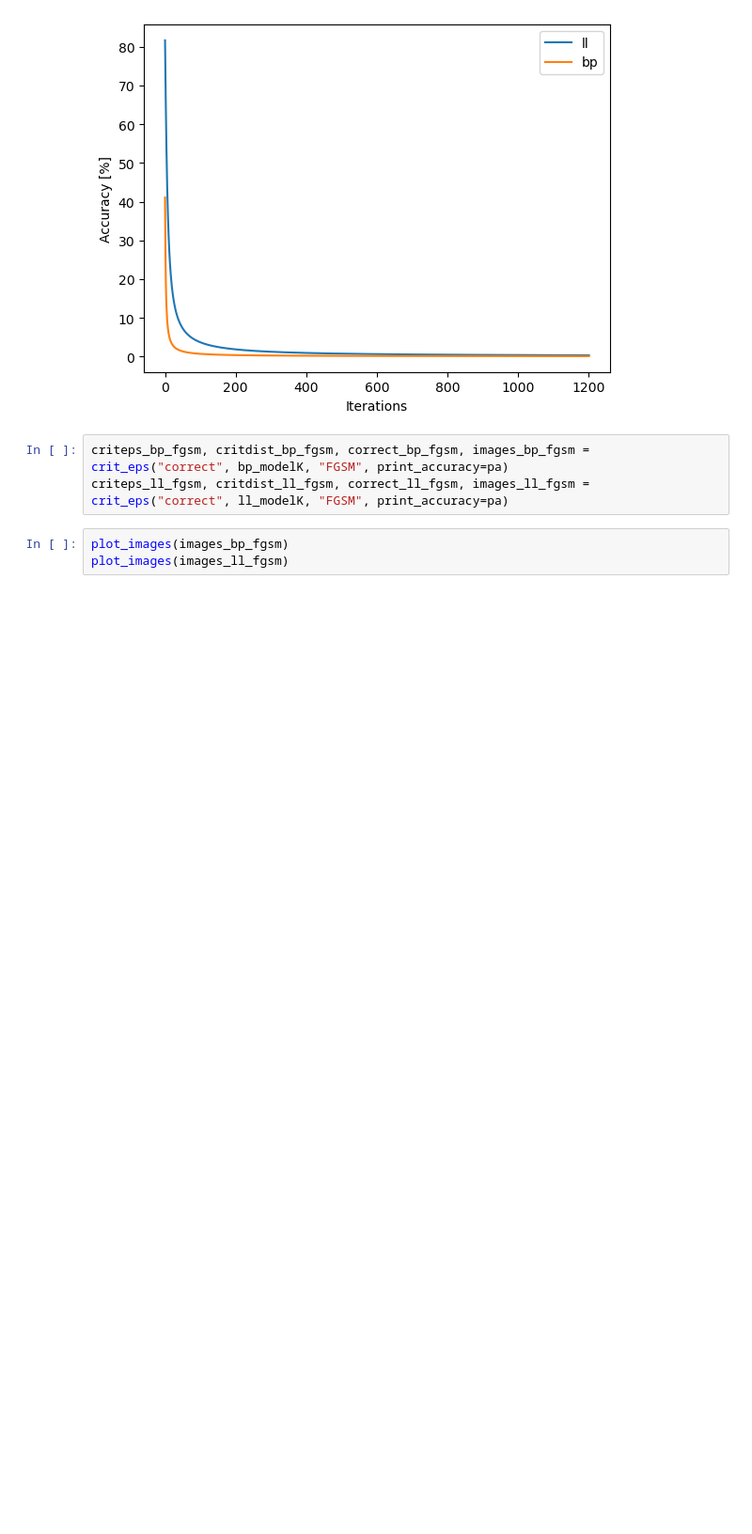
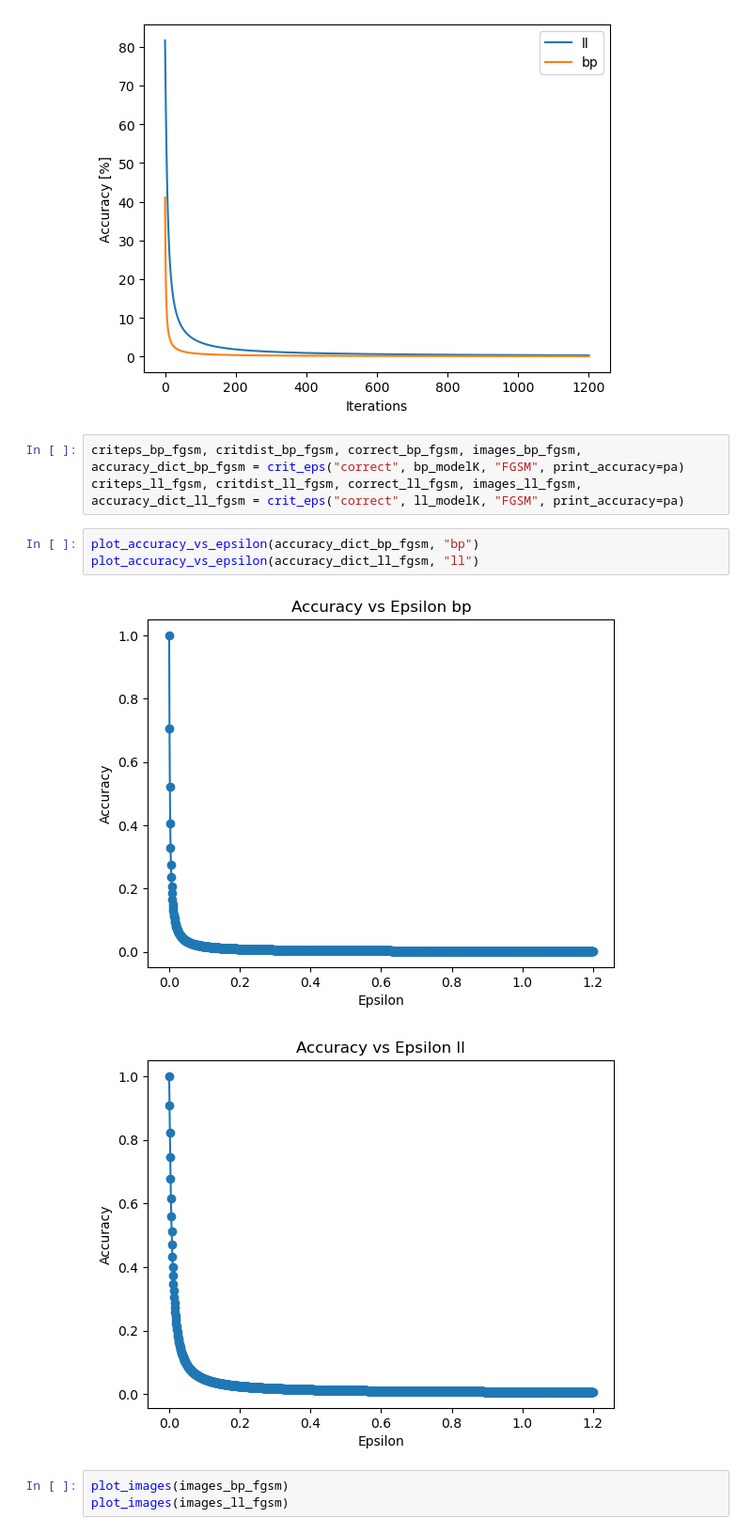
Before and after one commit to holzhauk/LocalLearning, a Jupyter notebook: notebooks/Attacks and boxplots .ipynb, the cells around one changed output. Shown: that part at 94% size. Cells and saved outputs as stored; diff of their text form; blank space fills up the shorter version.

```diff
--- a/notebooks/Attacks and boxplots .ipynb
+++ b/notebooks/Attacks and boxplots .ipynb
@@ -330,8 +358,14 @@ plot_accuracy(correct_ll_pgd,correct_bp_pgd)
 [figure]
 [figure]
 # %%
-criteps_bp_fgsm, critdist_bp_fgsm, correct_bp_fgsm, images_bp_fgsm = crit_eps("correct", bp_modelK, "FGSM", print_accuracy=pa)
-criteps_ll_fgsm, critdist_ll_fgsm, correct_ll_fgsm, images_ll_fgsm = crit_eps("correct", ll_modelK, "FGSM", print_accuracy=pa)
+criteps_bp_fgsm, critdist_bp_fgsm, correct_bp_fgsm, images_bp_fgsm, accuracy_dict_bp_fgsm = crit_eps("correct", bp_modelK, "FGSM", print_accuracy=pa)
+criteps_ll_fgsm, critdist_ll_fgsm, correct_ll_fgsm, images_ll_fgsm, accuracy_dict_ll_fgsm = crit_eps("correct", ll_modelK, "FGSM", print_accuracy=pa)
+# %%
+plot_accuracy_vs_epsilon(accuracy_dict_bp_fgsm, "bp")
+plot_accuracy_vs_epsilon(accuracy_dict_ll_fgsm, "ll")
+# %% [output]
+[figure, added]
+[figure, added]
 # %%
 plot_images(images_bp_fgsm)
 plot_images(images_ll_fgsm)
```
Also changed, not shown: parts of 6 cells of this notebook.
